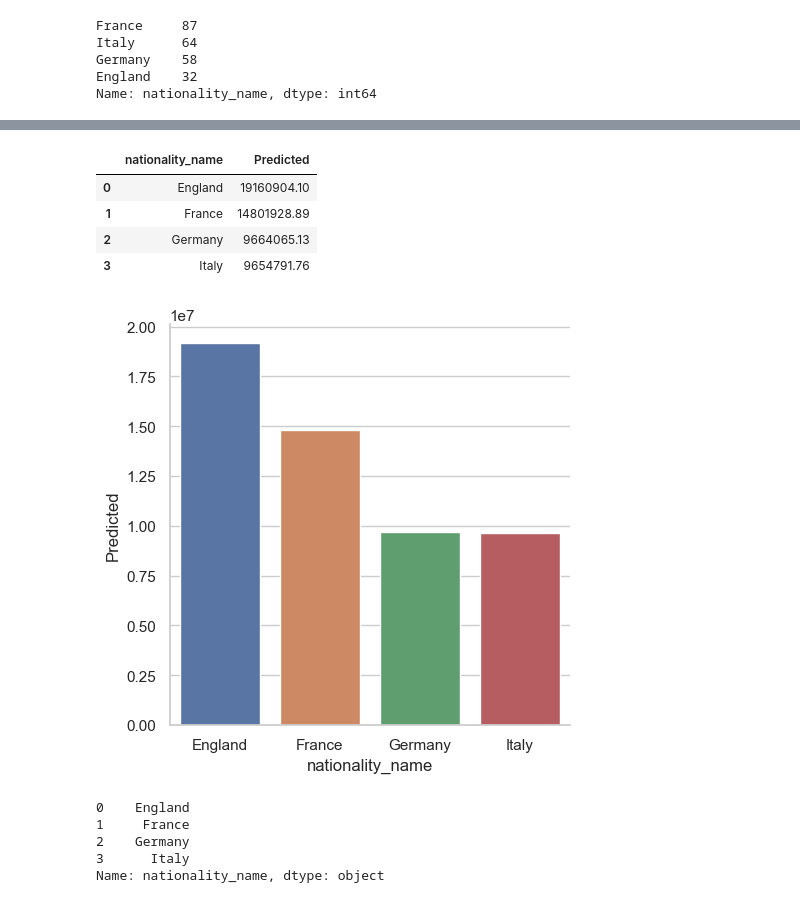
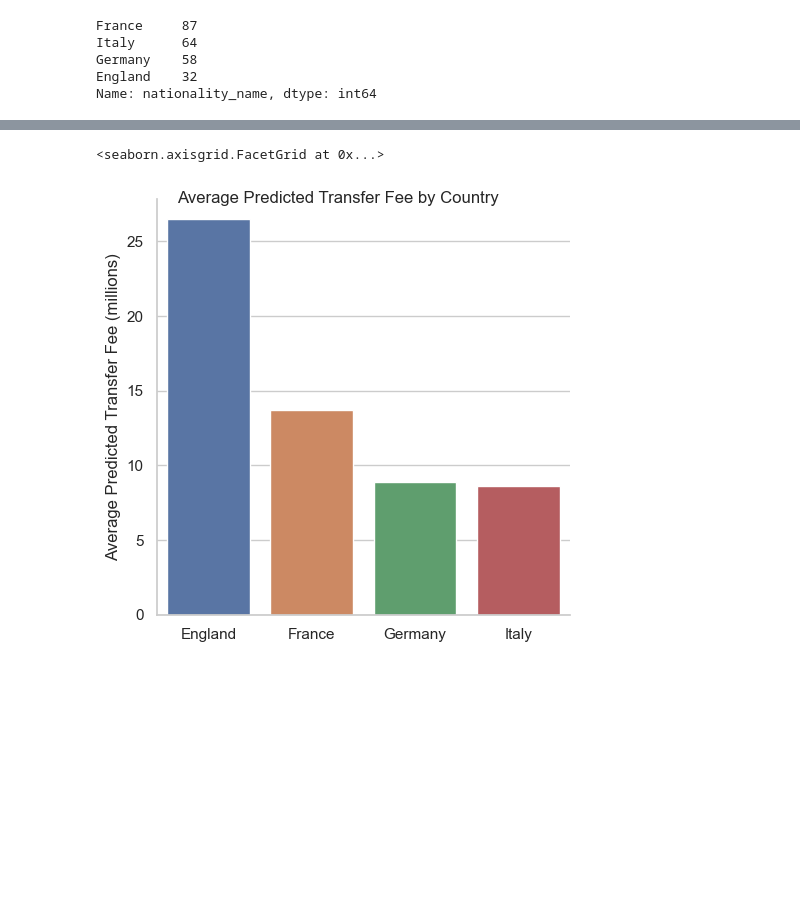
Before and after one commit to aymankhan2003/Market-Value-Predictor, a Jupyter notebook: Project.ipynb, the cells around one changed output, grey strips where cells are left out. Saved outputs shown, nothing was run; the diff lists cells and outputs as text; code cells hidden in the pictures; blank space fills up the shorter version.

```diff
--- a/Project.ipynb
+++ b/Project.ipynb
@@ -1067,0 +889,2 @@ NameError: name 'ElasticNet' is not defined
+# %%
+best_rf = rf_model.best_estimator_
@@ -1498,8 +1150,8 @@ X_tf_bias_train.head(1)
 # %%
-#use regression model
-# from sklearn.ensemble import RandomForestRegressor
-# regr = RandomForestRegressor(max_depth = 40, random_state=0)
-# regr.fit(X_tf_bias_train, y_tf_bias_train)
-model_scores = cross_val_score(regr, X_tf_bias_train, y_tf_bias_train, cv = 10)
+#likely biased
+Lmod.fit(X_tf_bias_train, y_tf_bias_train)
+model_scores = cross_val_score(Lmod, X_tf_bias_train, y_tf_bias_train, cv = 5)
 print(model_scores.mean())
+
+print(Lmod.score(X_tf_bias_test, y_tf_bias_test))
 # %% [output]
@@ -1507,6 +1162,7 @@ print(model_scores.mean())
 # %%
 bias_ds2 = field_tf_bias_train.copy()
 bias_ds2.rename(columns={'fee_cleaned':'Actual'}, inplace=True)
-bias_ds2["Predicted"] = regr.predict(X_tf_bias_train)
+bias_ds2["Predicted"] = Lmod.predict(X_tf_bias_train)
 # %%
-bias_ds2
+bias_ds2["Actual"] = bias_ds2["Actual"]/1000000
+bias_ds2["Predicted"] = bias_ds2["Predicted"]/1000000
@@ -1527,27 +1169,13 @@ bias_ds2
 # %%
 bias_ds2_preds = bias_ds2.groupby(["nationality_name"], as_index=False)["Predicted"].mean()
-# %%
-bias_ds2_preds
-# %% [output]
-|  | nationality_name | Predicted |
-| 0 | England | 19160904.10 |
-| 1 | France | 14801928.89 |
-| 2 | Germany | 9664065.13 |
-| 3 | Italy | 9654791.76 |
 # %%
-sns.set_theme(style="whitegrid")
-
 p = sns.catplot(data = bias_ds2_preds, kind = "bar", x = "nationality_name", y = "Predicted", legend_out = False)
+p.fig.suptitle('Average Predicted Transfer Fee by Country', fontsize=12)
+p.set_axis_labels("", "Average Predicted Transfer Fee (millions)")
 # %% [output]
+<seaborn.axisgrid.FacetGrid at 0x...>
-[figure, old version]
+[figure, new version]
 # %%
 names = bias_ds2_preds["nationality_name"].drop_duplicates()
 names = names.reset_index(drop=True)
-names
-# %% [output]
-0    England
-1     France
-2    Germany
-3      Italy
-Name: nationality_name, dtype: object
 # %%
```
Also changed, not shown: parts of 114 cells of this notebook.
